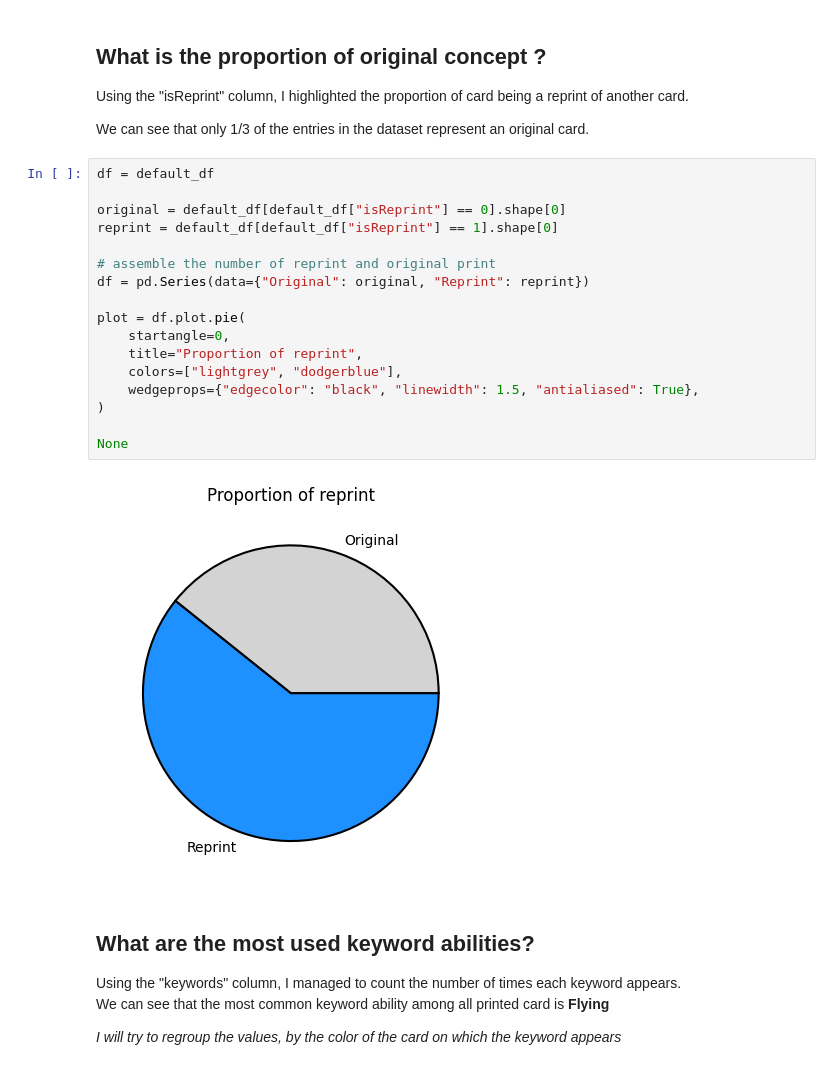
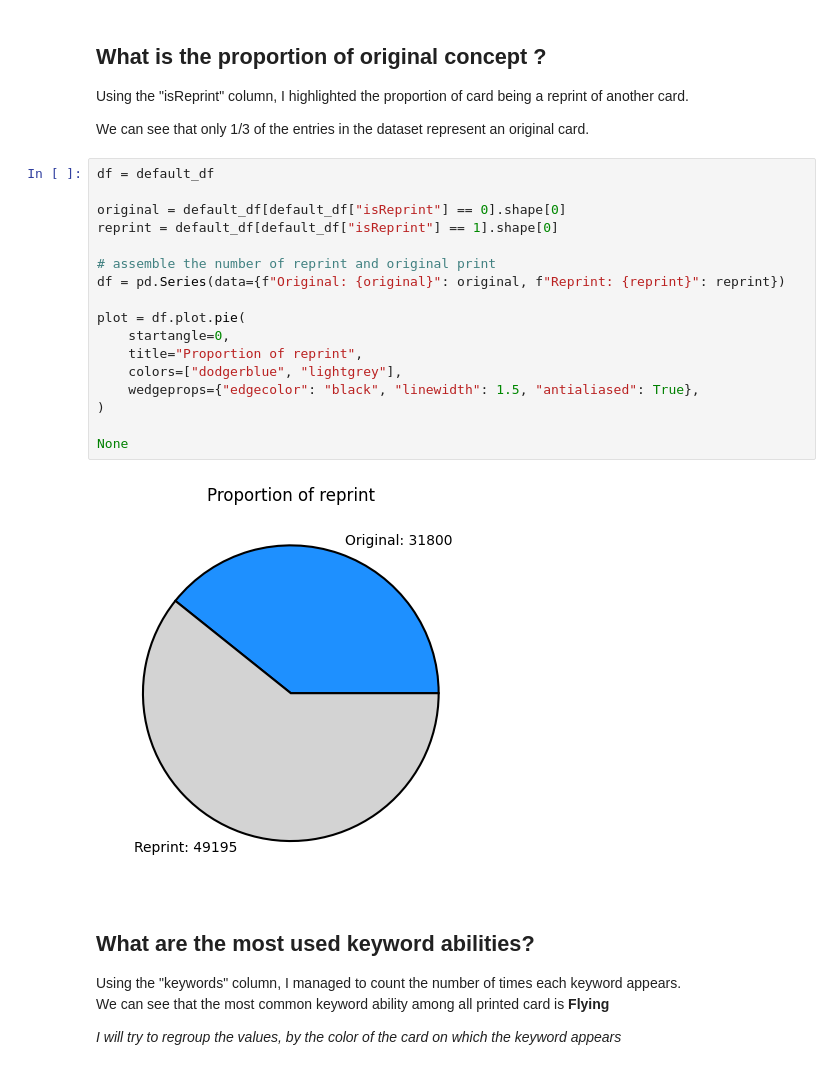
Before and after one commit to Undeadamien/mtg_analyst, a Jupyter notebook: allprints/prints.ipynb, the cells around one changed output. Cells and saved outputs as stored; diff of their text form.

```diff
--- a/allprints/prints.ipynb
+++ b/allprints/prints.ipynb
@@ -146,22 +202,22 @@ We can see that only 1/3 of the entries in the dataset represent an original car
 # %%
 df = default_df
 
 original = default_df[default_df["isReprint"] == 0].shape[0]
 reprint = default_df[default_df["isReprint"] == 1].shape[0]
 
 # assemble the number of reprint and original print
-df = pd.Series(data={"Original": original, "Reprint": reprint})
+df = pd.Series(data={f"Original: {original}": original, f"Reprint: {reprint}": reprint})
 
 plot = df.plot.pie(
     startangle=0,
     title="Proportion of reprint",
-    colors=["lightgrey", "dodgerblue"],
+    colors=["dodgerblue", "lightgrey"],
     wedgeprops={"edgecolor": "black", "linewidth": 1.5, "antialiased": True},
 )
 
 None
 # %% [output]
-[figure, old version]
+[figure, new version]
 # %% [markdown]
 ## What are the most used keyword abilities?
 
```
Also changed, not shown: parts of 12 cells of this notebook.
